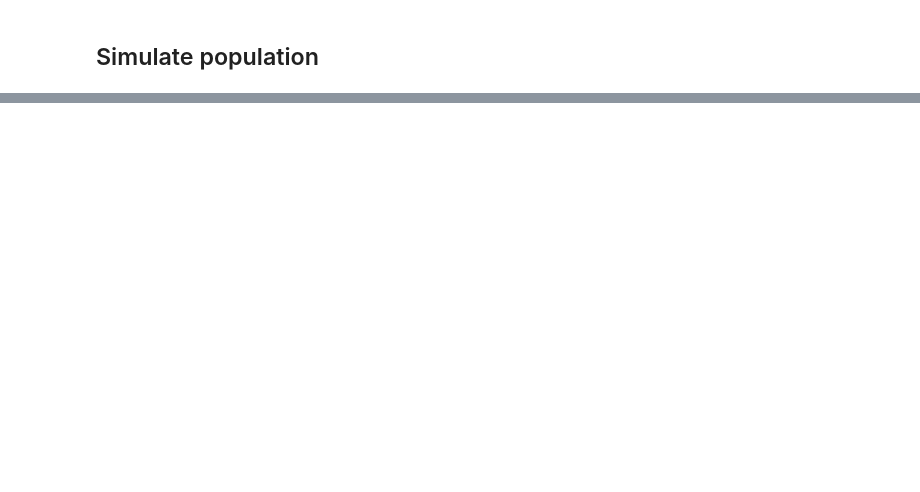
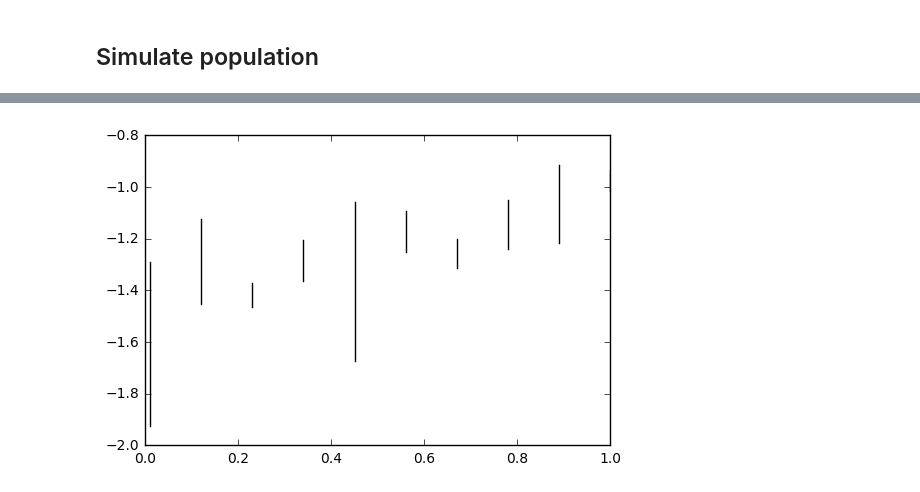
Before and after one commit to caseyjlaw/FRB121102, a Jupyter notebook: frb_simulation.ipynb, the cells around one changed output, grey strips where cells are left out. Cells and saved outputs as stored; diff of their text form; code cells hidden in the pictures; blank space fills up the shorter version.

```diff
--- a/frb_simulation.ipynb
+++ b/frb_simulation.ipynb
@@ -105,0 +134,22 @@ Selected luminosity slope -0.536078701528 and amplitude 996.804995476 (at L=1e+3
+# %%
+lr = 1e40, 1.01e40
+popt_std = (0, 10)
+z_min = 0.
+ntr = 10
+ci = 0.68
+a_ci = {}
+for z_max in np.linspace(0.01, 1., 10):
+    alphas = []
+    for trial in range(ntr):
+        zs, fluxes, lums = simulate((z_min, z_max), lr, popt_std, nsim=100)
+        popth = model(zs, fluxes, lums, show=False)
+        alphas.append(popth[0])
+    alphas = np.array(alphas)
+    alphas.sort()
+    a_ci[z_max] = (alphas[int(ci/2.*ntr)], alphas[-int(ci/2.*ntr)-1])
+# %%
+for key in a_ci:
+    val = a_ci[key]
+    pl.plot([key, key], list(a_ci[key]), 'k-' )
+# %% [output]
+[figure, added]
```
Also changed, not shown: parts of 6 cells of this notebook.
